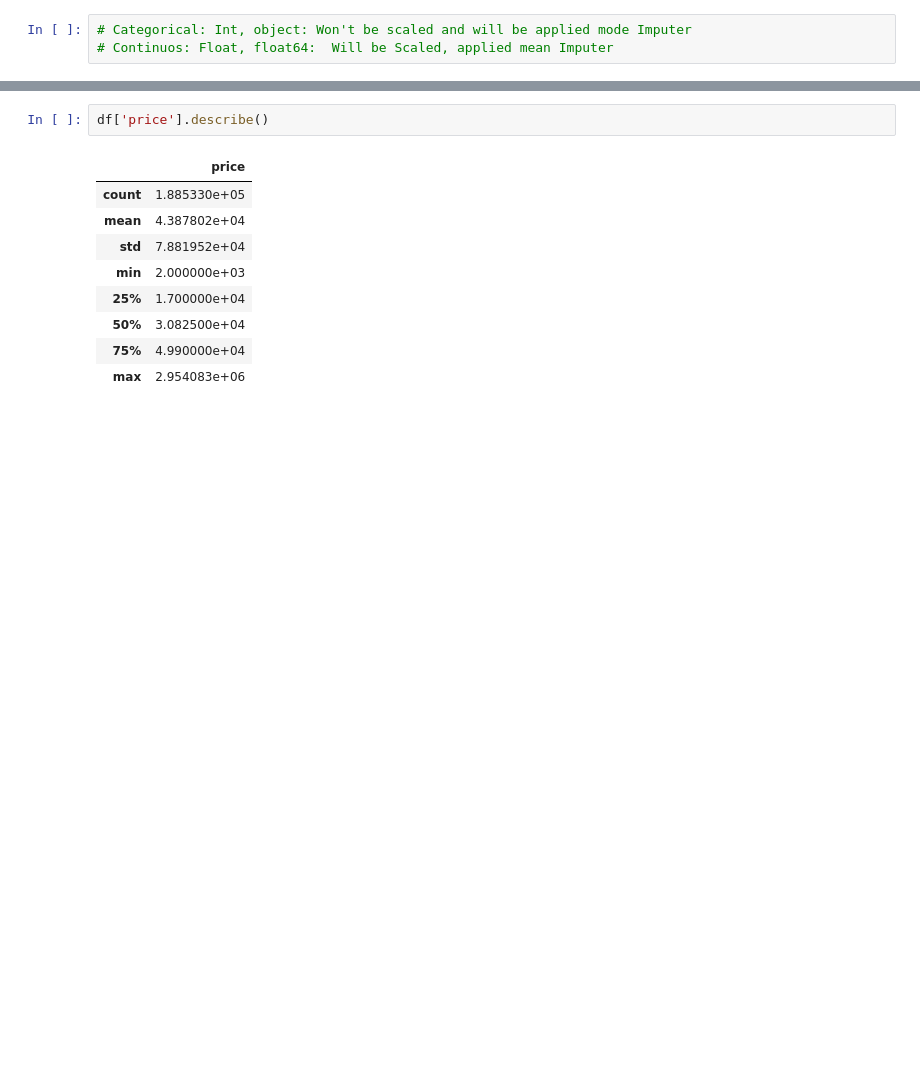
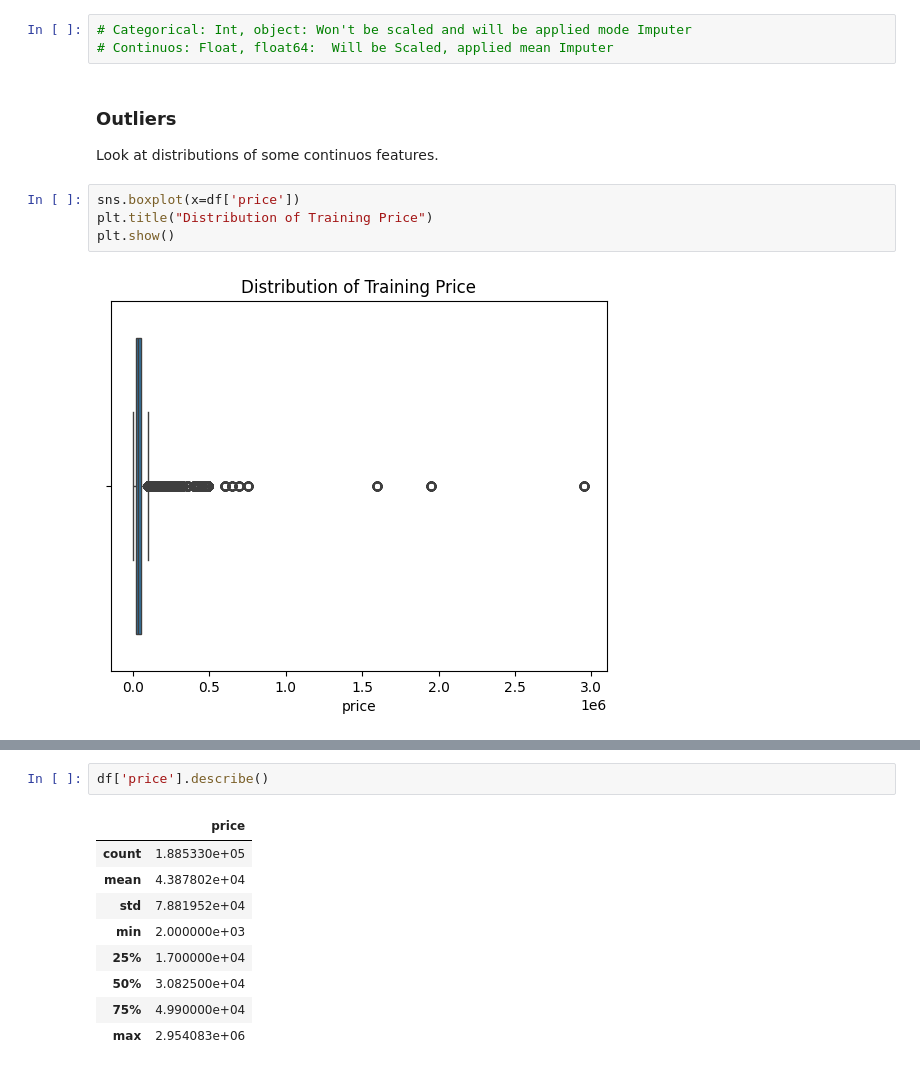
Before and after one commit to omkar-thite/used_car_regression_kaggle, a Jupyter notebook: used_car_regression.ipynb, the cells around one changed output, grey strips where cells are left out. Drawn from its saved outputs; the diff is of its cells as text; blank space fills up the shorter version.

```diff
--- a/used_car_regression.ipynb
+++ b/used_car_regression.ipynb
@@ -183,3 +177,12 @@ dtype: int64
 # %%
 # Categorical: Int, object: Won't be scaled and will be applied mode Imputer
 # Continuos: Float, float64:  Will be Scaled, applied mean Imputer
+# %% [markdown]
+### Outliers
+Look at distributions of some continuos features.
+# %%
+sns.boxplot(x=df['price'])
+plt.title("Distribution of Training Price")
+plt.show()
+# %% [output]
+[figure, added]
```
Also changed, not shown: parts of 63 cells of this notebook.
